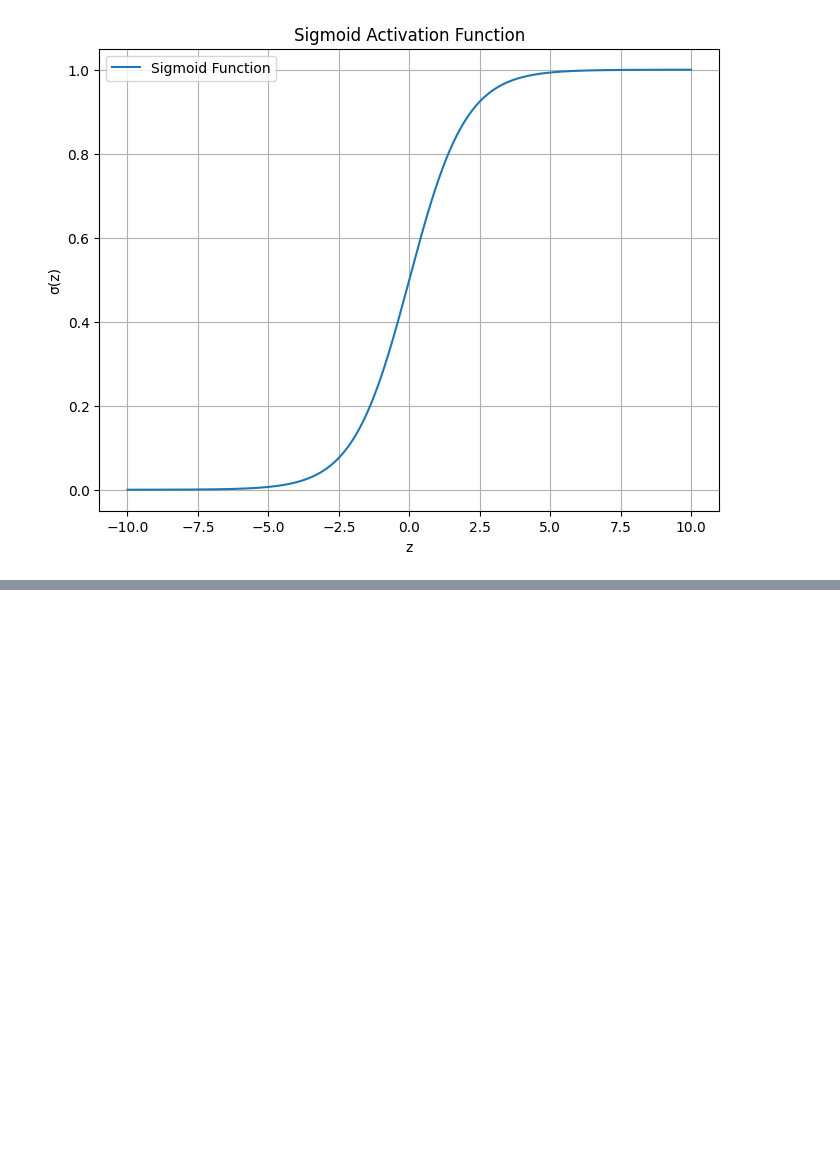
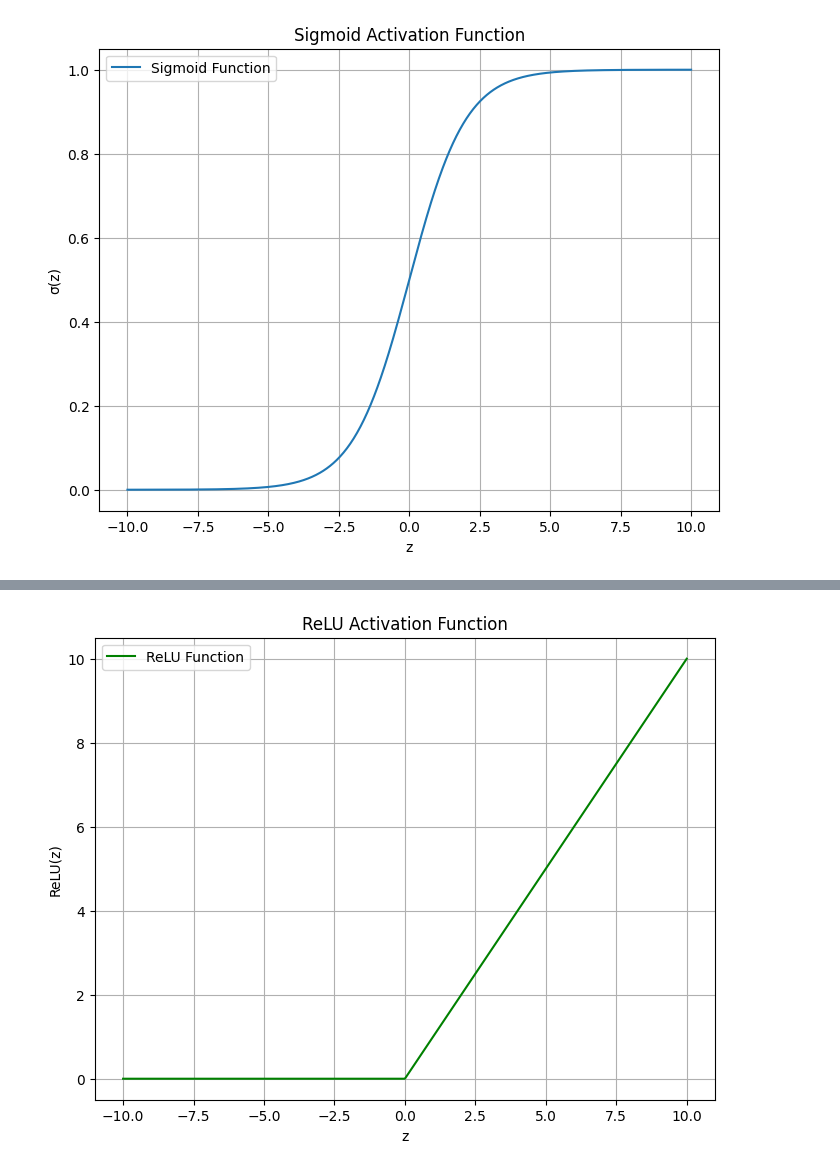
Before and after one commit to dinosaur-oatmeal/MNIST-Walkthrough, a Jupyter notebook: MNIST-Walkthrough.ipynb, the cells around one changed output, grey strips where cells are left out. Saved outputs shown, nothing was run; the diff lists cells and outputs as text; code cells hidden in the pictures; blank space fills up the shorter version.

```diff
--- a/MNIST-Walkthrough.ipynb
+++ b/MNIST-Walkthrough.ipynb
@@ -904,0 +306,4 @@ plot_accuracy_over_epochs(training_losses, training_accuracies)
+# %%
+def relu(z):
+
+    return np.maximum(0, z)
@@ -904,0 +320,16 @@ plot_accuracy_over_epochs(training_losses, training_accuracies)
+# %%
+# Generate input values
+z = np.linspace(-10, 10, 1000)
+relu_z = relu(z)
+
+# Plot ReLU function
+plt.figure(figsize=(8, 6))
+plt.plot(z, relu_z, label='ReLU Function', color='green')
+plt.title('ReLU Activation Function')
+plt.xlabel('z')
+plt.ylabel('ReLU(z)')
+plt.grid(True)
+plt.legend()
+plt.show()
+# %% [output]
+[figure, added]
```
Also changed, not shown: parts of 93 cells of this notebook, 1 other file.
